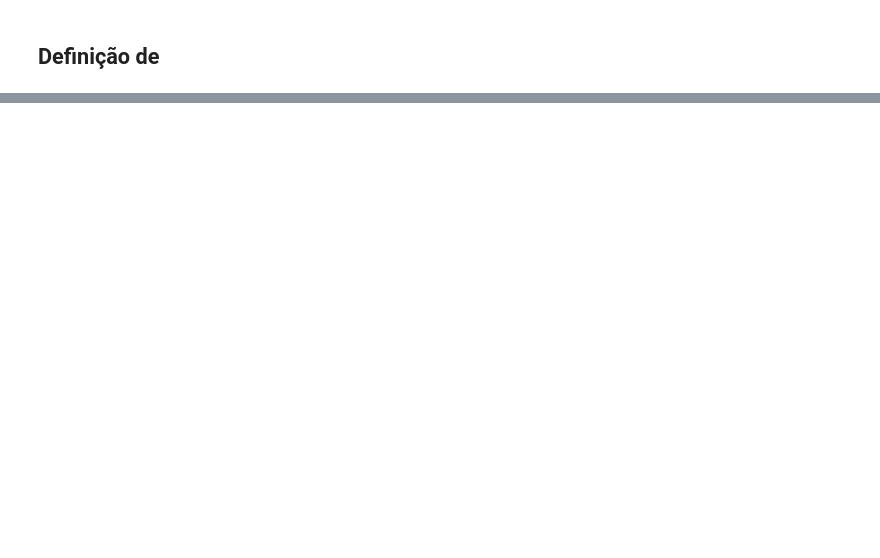
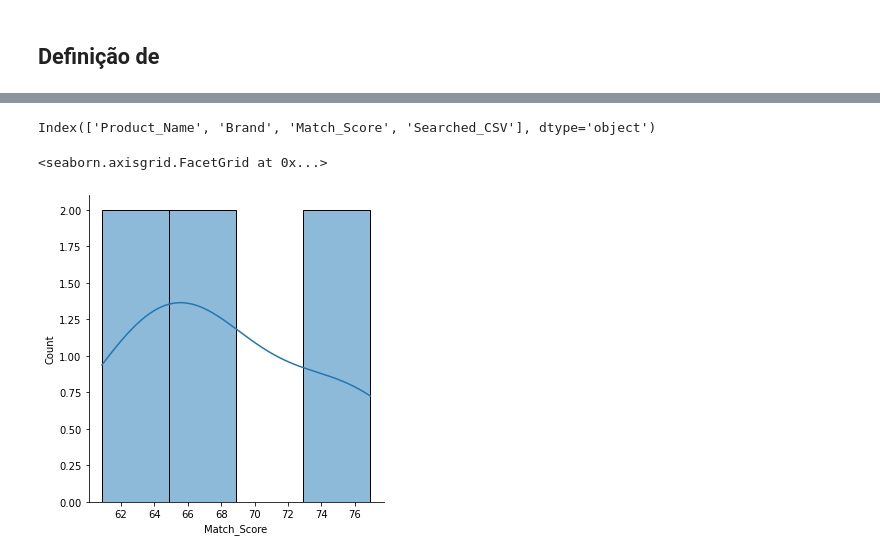
Before and after one commit to ssnivlek/fuzzy_csv_search, a Jupyter notebook: fuzzy_search.ipynb, the cells around one changed output, grey strips where cells are left out. Cells and saved outputs as stored; diff of their text form; code cells hidden in the pictures; blank space fills up the shorter version.

Commit message:
graphics added, need to organize and create documentation

```diff
--- a/fuzzy_search.ipynb
+++ b/fuzzy_search.ipynb
@@ -162,0 +205,9 @@ df.head()
+# %%
+df_result.columns
+# %% [output]
+Index(['Product_Name', 'Brand', 'Match_Score', 'Searched_CSV'], dtype='object')
+# %%
+sns.displot(df_result['Match_Score'],kde=True)
+# %% [output]
+<seaborn.axisgrid.FacetGrid at 0x...>
+[figure, added]
```
Also changed, not shown: parts of 21 cells of this notebook.
